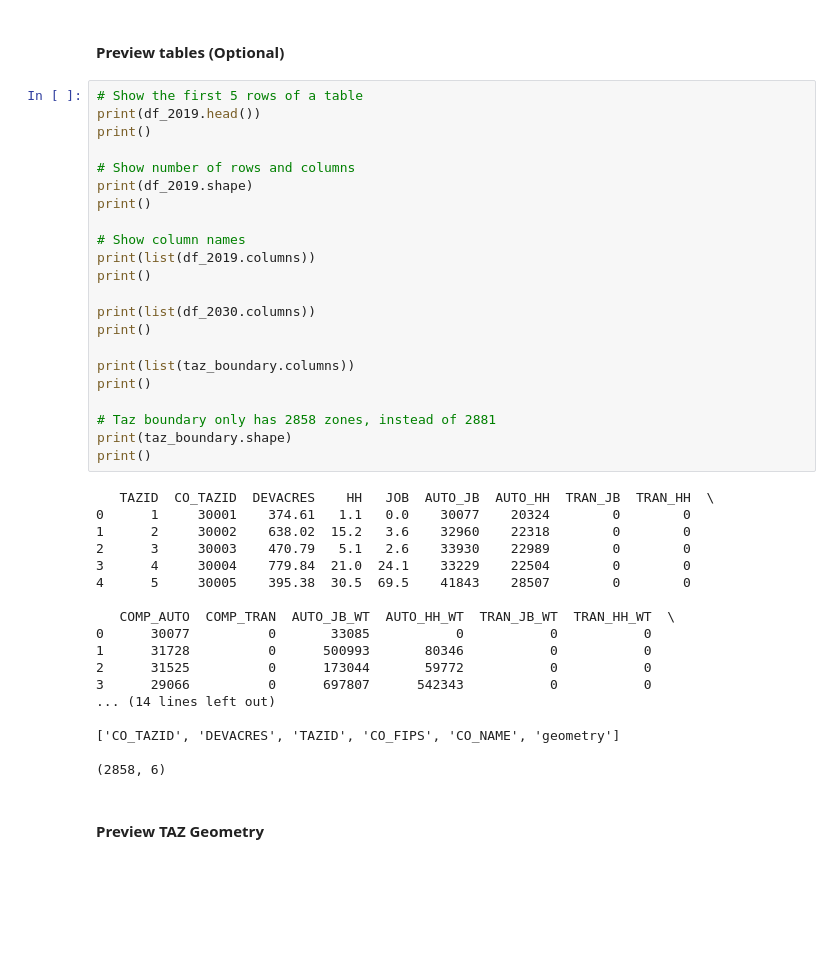
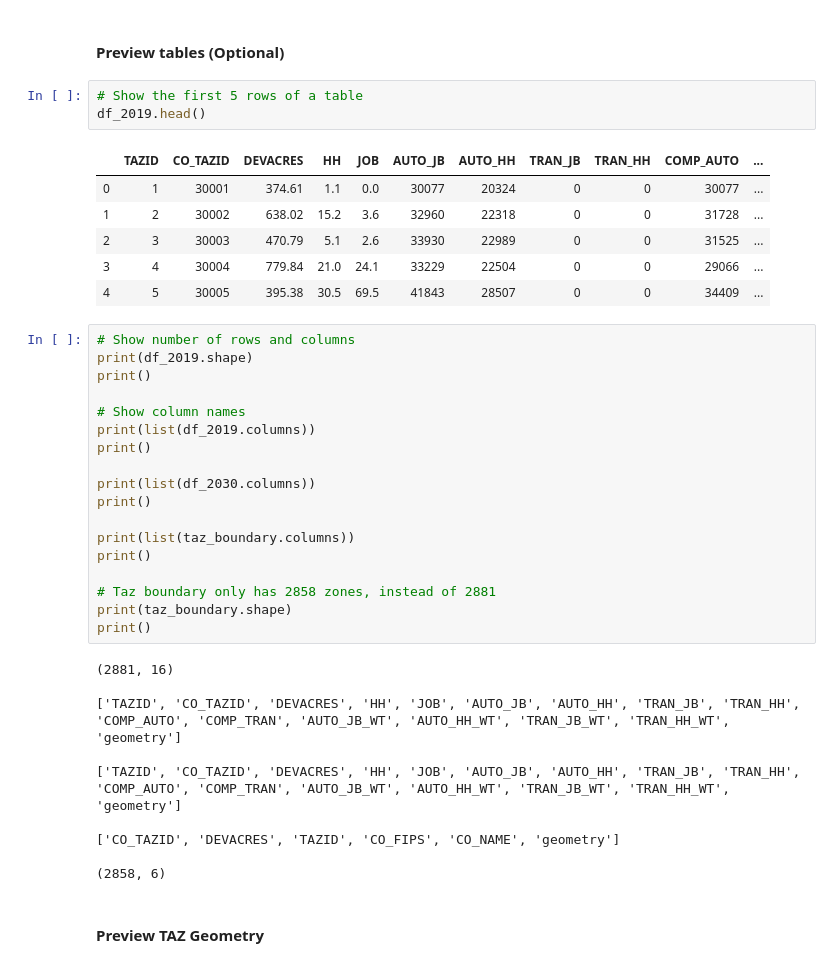
Before and after one commit to WFRCAnalytics/TDM-PP-Merge-ATO-Outputs, a Jupyter notebook: Merge-ATO-Outputs-Geopandas.ipynb, the cells around one changed output. Drawn from its saved outputs; the diff is of its cells as text; blank space fills up the shorter version.

Commit message:
added improved table formatting

```diff
--- a/Merge-ATO-Outputs-Geopandas.ipynb
+++ b/Merge-ATO-Outputs-Geopandas.ipynb
@@ -58,11 +58,17 @@ df_2050 = gpd.read_file(path_2050)
 taz_boundary = gpd.read_file(taz_boundary_path)
 # %% [markdown]
 #### Preview tables (Optional)
+# %%
+# Show the first 5 rows of a table
+df_2019.head()
+# %% [output]
+|  | TAZID | CO_TAZID | DEVACRES | HH | JOB | AUTO_JB | AUTO_HH | TRAN_JB | TRAN_HH | COMP_AUTO | ... |
+| 0 | 1 | 30001 | 374.61 | 1.1 | 0.0 | 30077 | 20324 | 0 | 0 | 30077 | ... |
+| 1 | 2 | 30002 | 638.02 | 15.2 | 3.6 | 32960 | 22318 | 0 | 0 | 31728 | ... |
+| 2 | 3 | 30003 | 470.79 | 5.1 | 2.6 | 33930 | 22989 | 0 | 0 | 31525 | ... |
+| 3 | 4 | 30004 | 779.84 | 21.0 | 24.1 | 33229 | 22504 | 0 | 0 | 29066 | ... |
+| 4 | 5 | 30005 | 395.38 | 30.5 | 69.5 | 41843 | 28507 | 0 | 0 | 34409 | ... |
 # %%
-# Show the first 5 rows of a table
-print(df_2019.head())
-print()
-
 # Show number of rows and columns
 print(df_2019.shape)
 print()
@@ -81,19 +87,11 @@ print()
 print(taz_boundary.shape)
 print()
 # %% [output]
-   TAZID  CO_TAZID  DEVACRES    HH   JOB  AUTO_JB  AUTO_HH  TRAN_JB  TRAN_HH  \
-0      1     30001    374.61   1.1   0.0    30077    20324        0        0
-1      2     30002    638.02  15.2   3.6    32960    22318        0        0
-2      3     30003    470.79   5.1   2.6    33930    22989        0        0
-3      4     30004    779.84  21.0  24.1    33229    22504        0        0
-4      5     30005    395.38  30.5  69.5    41843    28507        0        0
+(2881, 16)
 
-   COMP_AUTO  COMP_TRAN  AUTO_JB_WT  AUTO_HH_WT  TRAN_JB_WT  TRAN_HH_WT  \
-0      30077          0       33085           0           0           0
-1      31728          0      500993       80346           0           0
-2      31525          0      173044       59772           0           0
-3      29066          0      697807      542343           0           0
-... (14 lines left out)
+['TAZID', 'CO_TAZID', 'DEVACRES', 'HH', 'JOB', 'AUTO_JB', 'AUTO_HH', 'TRAN_JB', 'TRAN_HH', 'COMP_AUTO', 'COMP_TRAN', 'AUTO_JB_WT', 'AUTO_HH_WT', 'TRAN_JB_WT', 'TRAN_HH_WT', 'geometry']
+
+['TAZID', 'CO_TAZID', 'DEVACRES', 'HH', 'JOB', 'AUTO_JB', 'AUTO_HH', 'TRAN_JB', 'TRAN_HH', 'COMP_AUTO', 'COMP_TRAN', 'AUTO_JB_WT', 'AUTO_HH_WT', 'TRAN_JB_WT', 'TRAN_HH_WT', 'geometry']
 
 ['CO_TAZID', 'DEVACRES', 'TAZID', 'CO_FIPS', 'CO_NAME', 'geometry']
 
```
Also changed, not shown: parts of 2 cells of this notebook.
